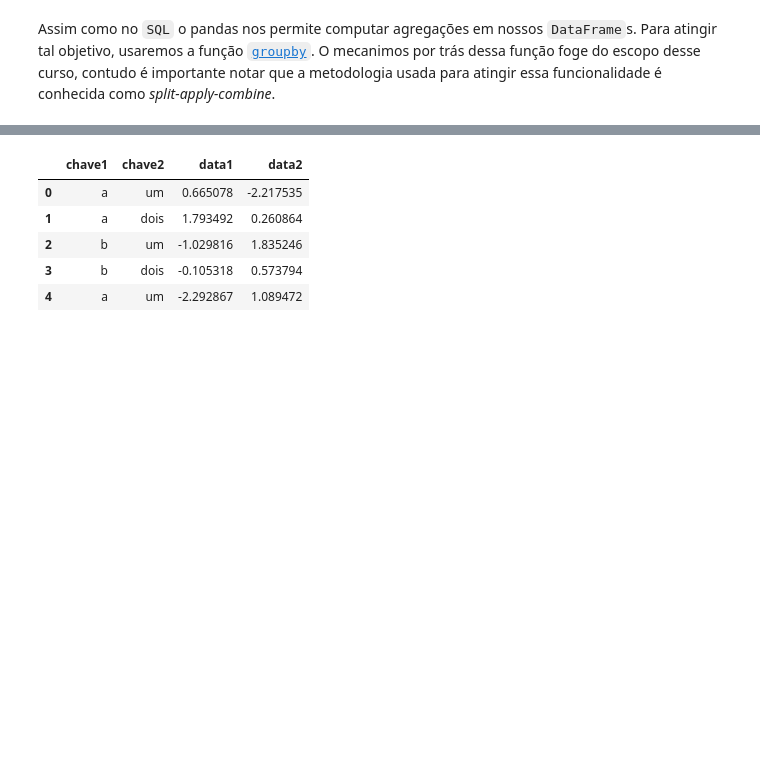
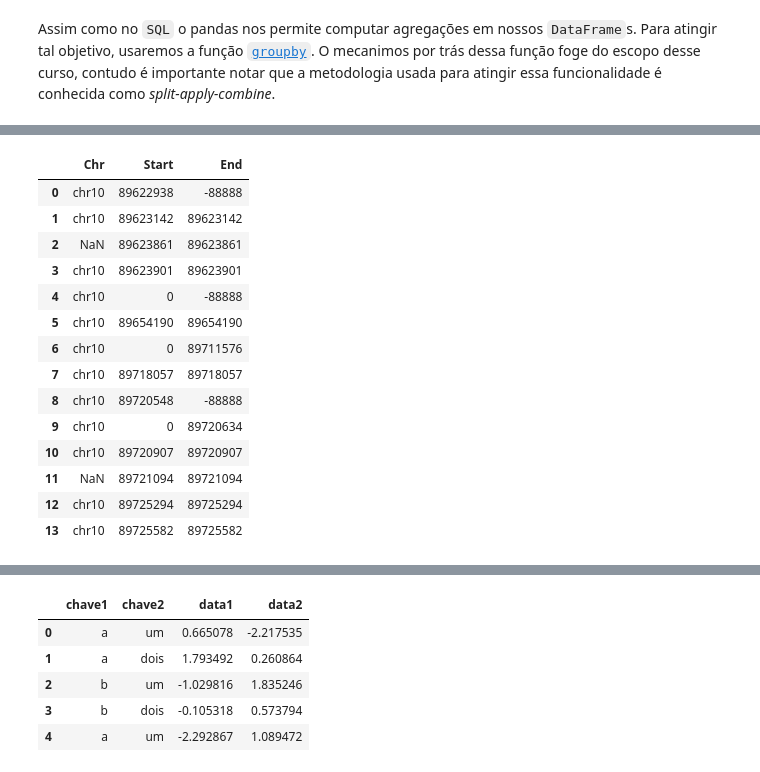
Before and after one commit to genomika/pandas-workshop, a Jupyter notebook: workshop-python_pandas_gnmk.ipynb, the cells around one changed output, grey strips where cells are left out. Cells and saved outputs as stored; diff of their text form; code cells hidden in the pictures; blank space fills up the shorter version.

```diff
--- a/workshop-python_pandas_gnmk.ipynb
+++ b/workshop-python_pandas_gnmk.ipynb
@@ -883,0 +1067,19 @@ Assim como no `SQL` o pandas nos permite computar agregações em nossos `DataFr
+# %%
+import numpy as np
+lit_bed.replace("-99999", np.NaN)
+# %% [output]
+|  | Chr | Start | End |
+| 0 | chr10 | 89622938 | -88888 |
+| 1 | chr10 | 89623142 | 89623142 |
+| 2 | NaN | 89623861 | 89623861 |
+| 3 | chr10 | 89623901 | 89623901 |
+| 4 | chr10 | 0 | -88888 |
+| 5 | chr10 | 89654190 | 89654190 |
+| 6 | chr10 | 0 | 89711576 |
+| 7 | chr10 | 89718057 | 89718057 |
+| 8 | chr10 | 89720548 | -88888 |
+| 9 | chr10 | 0 | 89720634 |
+| 10 | chr10 | 89720907 | 89720907 |
+| 11 | NaN | 89721094 | 89721094 |
+| 12 | chr10 | 89725294 | 89725294 |
+| 13 | chr10 | 89725582 | 89725582 |
```
Also changed, not shown: parts of 25 cells of this notebook.
